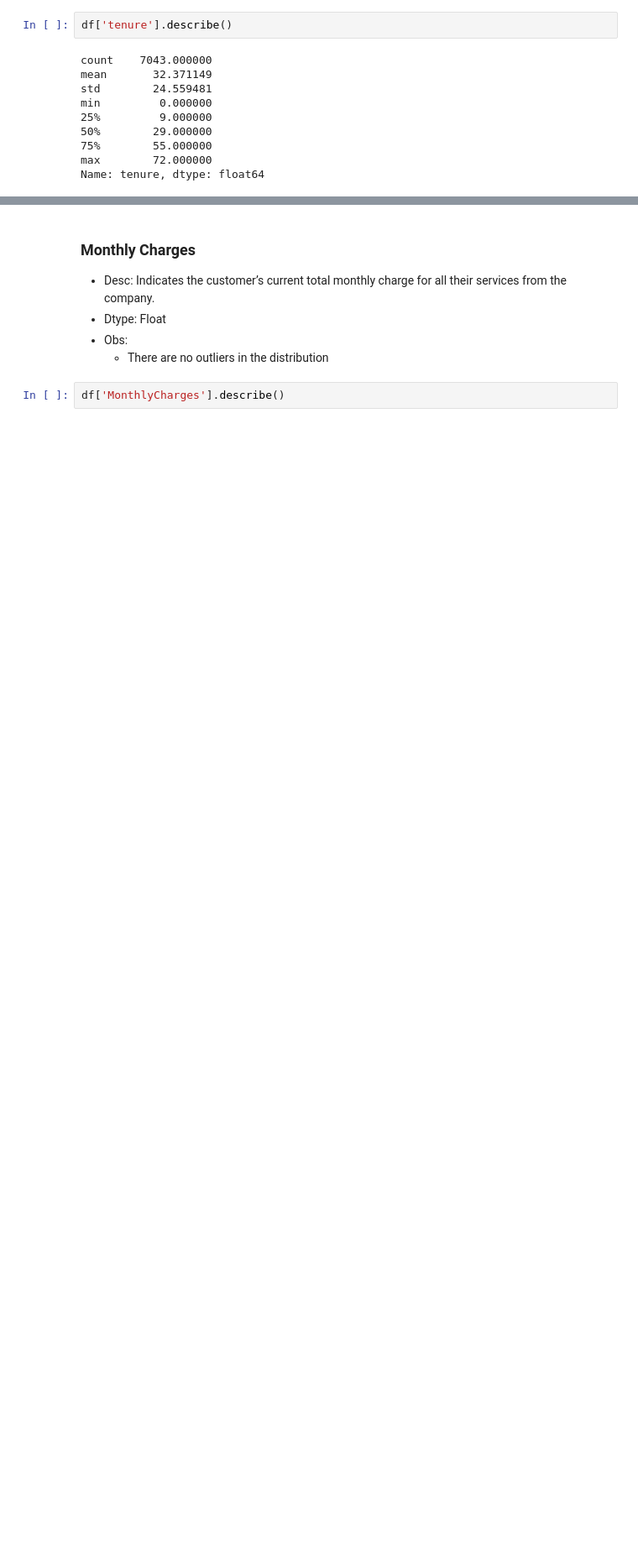
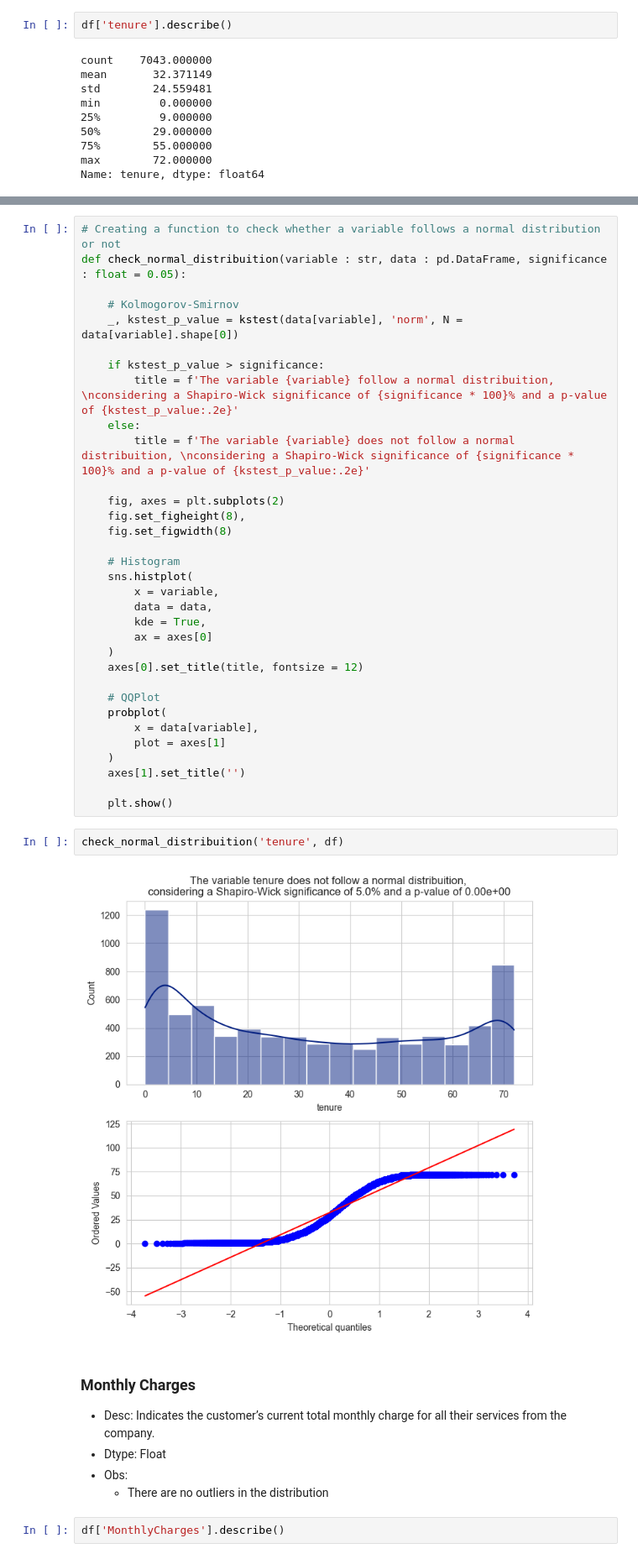
Before and after one commit to Gbrlmoraes/telecom_churn_prediction, a Jupyter notebook: notebooks/exploratory_data_analysis.ipynb, the cells around one changed output, grey strips where cells are left out. Shown at 84% size. Cells and saved outputs as stored; diff of their text form; blank space fills up the shorter version.

```diff
--- a/notebooks/exploratory_data_analysis.ipynb
+++ b/notebooks/exploratory_data_analysis.ipynb
@@ -417,3 +414,40 @@ plt.show()
+# %%
+# Creating a function to check whether a variable follows a normal distribution or not
+def check_normal_distribuition(variable : str, data : pd.DataFrame, significance : float = 0.05):
+
+    # Kolmogorov-Smirnov
+    _, kstest_p_value = kstest(data[variable], 'norm', N = data[variable].shape[0])
+
+    if kstest_p_value > significance:
+        title = f'The variable {variable} follow a normal distribuition, \nconsidering a Shapiro-Wick significance of {significance * 100}% and a p-value of {kstest_p_value:.2e}'
+    else:
+        title = f'The variable {variable} does not follow a normal distribuition, \nconsidering a Shapiro-Wick significance of {significance * 100}% and a p-value of {kstest_p_value:.2e}'
+
+    fig, axes = plt.subplots(2)
+    fig.set_figheight(8),
+    fig.set_figwidth(8)
+
+    # Histogram
+    sns.histplot(
+        x = variable,
+        data = data,
+        kde = True,
+        ax = axes[0]
+    )
+    axes[0].set_title(title, fontsize = 12)
+
+    # QQPlot
+    probplot(
+        x = data[variable],
+        plot = axes[1]
+    )
+    axes[1].set_title('')
+
+    plt.show()
+# %%
+check_normal_distribuition('tenure', df)
+# %% [output]
+[figure, added]
 # %% [markdown]
 ### Monthly Charges
 - Desc: Indicates the customer’s current total monthly charge for all their services from the company.
```
Also changed, not shown: parts of 16 cells of this notebook.
